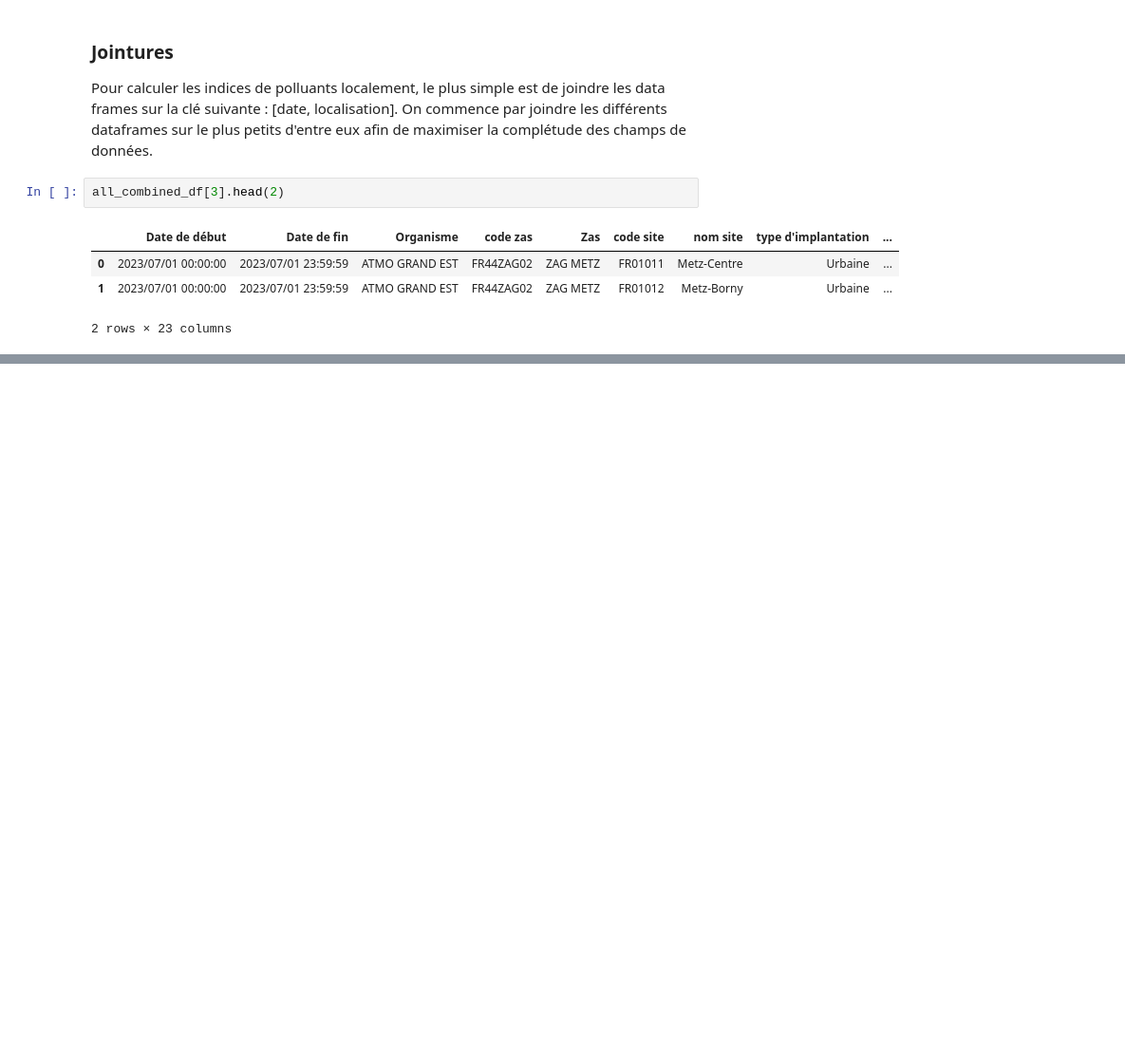
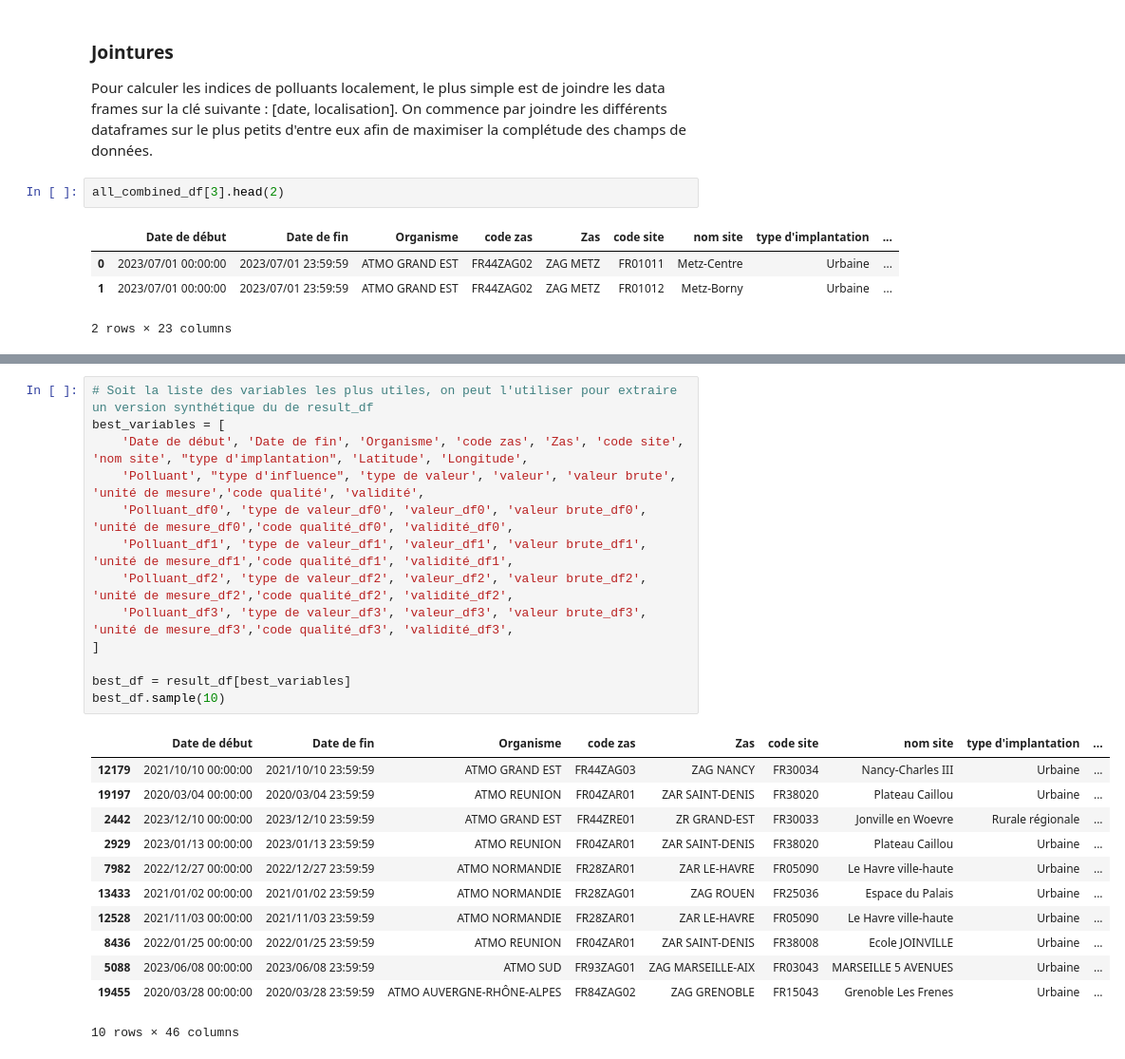
Before and after one commit to Antoine-Merienne/Projet-data-science-Mornand-Merienne, a Jupyter notebook: notebook_projet.ipynb, the cells around one changed output, grey strips where cells are left out. Shown at 95% size. Drawn from its saved outputs; the diff is of its cells as text; blank space fills up the shorter version.

```diff
--- a/notebook_projet.ipynb
+++ b/notebook_projet.ipynb
@@ -92,0 +155,26 @@ print(columns_list, len(columns_list))
+# %%
+# Soit la liste des variables les plus utiles, on peut l'utiliser pour extraire un version synthétique du de result_df
+best_variables = [
+    'Date de début', 'Date de fin', 'Organisme', 'code zas', 'Zas', 'code site', 'nom site', "type d'implantation", 'Latitude', 'Longitude',
+    'Polluant', "type d'influence", 'type de valeur', 'valeur', 'valeur brute', 'unité de mesure','code qualité', 'validité',
+    'Polluant_df0', 'type de valeur_df0', 'valeur_df0', 'valeur brute_df0', 'unité de mesure_df0','code qualité_df0', 'validité_df0',
+    'Polluant_df1', 'type de valeur_df1', 'valeur_df1', 'valeur brute_df1', 'unité de mesure_df1','code qualité_df1', 'validité_df1',
+    'Polluant_df2', 'type de valeur_df2', 'valeur_df2', 'valeur brute_df2', 'unité de mesure_df2','code qualité_df2', 'validité_df2',
+    'Polluant_df3', 'type de valeur_df3', 'valeur_df3', 'valeur brute_df3', 'unité de mesure_df3','code qualité_df3', 'validité_df3',
+]
+
+best_df = result_df[best_variables]
+best_df.sample(10)
+# %% [output]
+|  | Date de début | Date de fin | Organisme | code zas | Zas | code site | nom site | type d'implantation | ... |
+| 12179 | 2021/10/10 00:00:00 | 2021/10/10 23:59:59 | ATMO GRAND EST | FR44ZAG03 | ZAG NANCY | FR30034 | Nancy-Charles III | Urbaine | ... |
+| 19197 | 2020/03/04 00:00:00 | 2020/03/04 23:59:59 | ATMO REUNION | FR04ZAR01 | ZAR SAINT-DENIS | FR38020 | Plateau Caillou | Urbaine | ... |
+| 2442 | 2023/12/10 00:00:00 | 2023/12/10 23:59:59 | ATMO GRAND EST | FR44ZRE01 | ZR GRAND-EST | FR30033 | Jonville en Woevre | Rurale régionale | ... |
+| 2929 | 2023/01/13 00:00:00 | 2023/01/13 23:59:59 | ATMO REUNION | FR04ZAR01 | ZAR SAINT-DENIS | FR38020 | Plateau Caillou | Urbaine | ... |
+| 7982 | 2022/12/27 00:00:00 | 2022/12/27 23:59:59 | ATMO NORMANDIE | FR28ZAR01 | ZAR LE-HAVRE | FR05090 | Le Havre ville-haute | Urbaine | ... |
+| 13433 | 2021/01/02 00:00:00 | 2021/01/02 23:59:59 | ATMO NORMANDIE | FR28ZAG01 | ZAG ROUEN | FR25036 | Espace du Palais | Urbaine | ... |
+| 12528 | 2021/11/03 00:00:00 | 2021/11/03 23:59:59 | ATMO NORMANDIE | FR28ZAR01 | ZAR LE-HAVRE | FR05090 | Le Havre ville-haute | Urbaine | ... |
+| 8436 | 2022/01/25 00:00:00 | 2022/01/25 23:59:59 | ATMO REUNION | FR04ZAR01 | ZAR SAINT-DENIS | FR38008 | Ecole JOINVILLE | Urbaine | ... |
+| 5088 | 2023/06/08 00:00:00 | 2023/06/08 23:59:59 | ATMO SUD | FR93ZAG01 | ZAG MARSEILLE-AIX | FR03043 | MARSEILLE 5 AVENUES | Urbaine | ... |
+| 19455 | 2020/03/28 00:00:00 | 2020/03/28 23:59:59 | ATMO AUVERGNE-RHÔNE-ALPES | FR84ZAG02 | ZAG GRENOBLE | FR15043 | Grenoble Les Frenes | Urbaine | ... |
+10 rows × 46 columns
```
Also changed, not shown: parts of 6 cells of this notebook.
